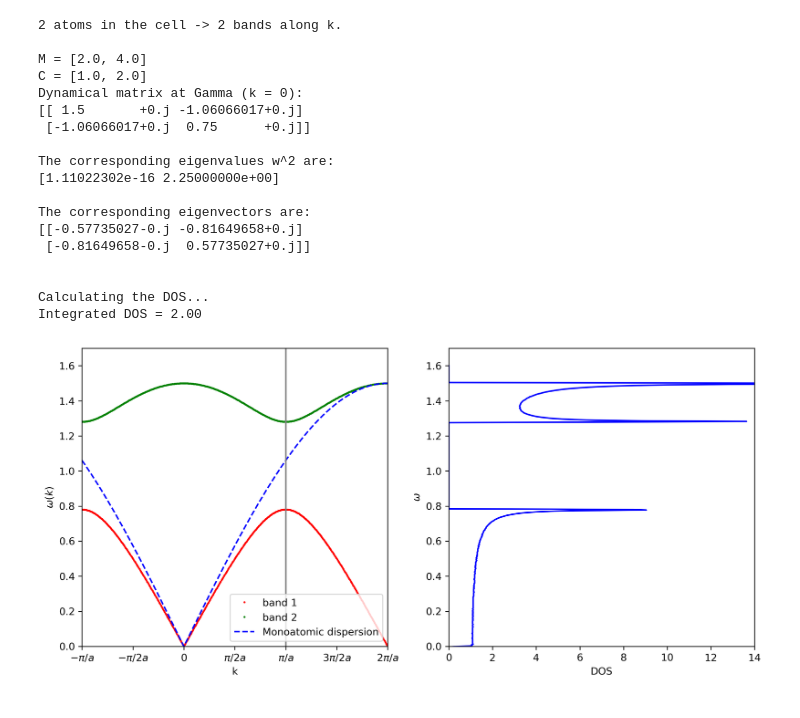
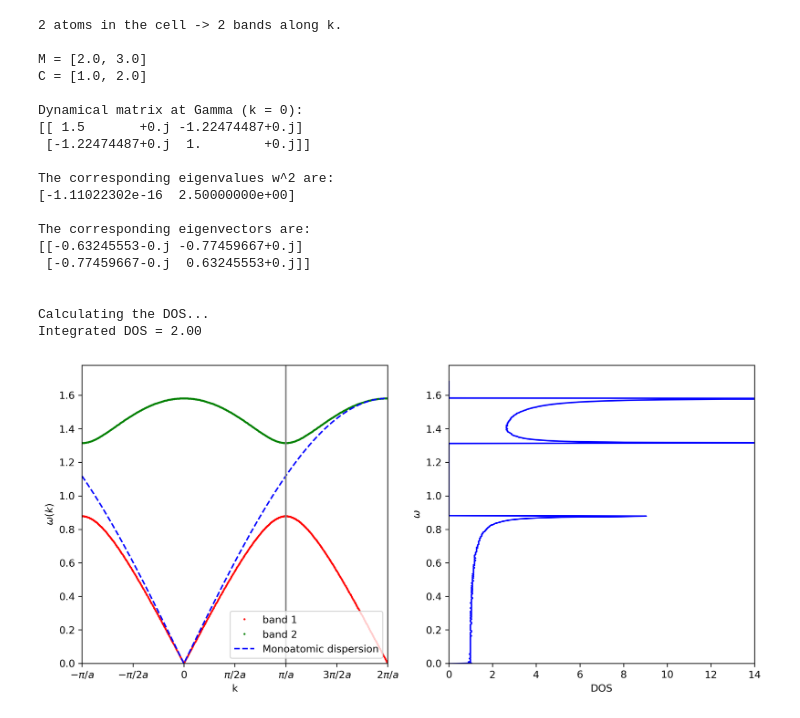
Before and after one commit to slemal-doc/jupyter_notebook_PhyMa, a Jupyter notebook: TP-Vibrations.ipynb, the cells around one changed output. Drawn from its saved outputs; the diff is of its cells as text; code cells hidden in the pictures.

```diff
--- a/TP-Vibrations.ipynb
+++ b/TP-Vibrations.ipynb
@@ -319,7 +422,7 @@ from pylab import *
 #                                      #
 ########################################
 
-M = [2.,4.] # set M1 and M2
+M = [2.,3.] # set M1 and M2
 C = [1.,2.] # set C1 and C2
 a = 1. # cell parameter
 N = len(M)
@@ -346,15 +449,14 @@ def dos_w(solution,N):
     solution_list = list(flatten(solution))
 
     dw = 3e-3
-    nw = int(max(solution_list)/dw)
-    w_space = np.linspace(-0.1,max(solution_list)+0.1,nw)
+    w_space = np.linspace(-0.1,max(solution_list)+0.1,int(max(solution_list)/dw))
     w_dos = []
 
     for w in w_space:
         wsum = 0.
         for i in solution_list:
-            if i > w-dw and i < w+dw:
-                wsum = wsum + 1
+            if i > w-dw/2 and i < w+dw/2:
+                wsum += 1
         w_dos.append(wsum)
 
     # Normalize the DOS so that the integral over the Brillouin zone is N !
@@ -391,9 +493,7 @@ kmesh = np.linspace(-1*np.pi,2*np.pi,nk) # Building a k-mesh in k-space to solve
 # Due to numerical accurary issues, some solutions at a given k-point will be "Not a number" (NaN).
 # These are rejected, and we use the k-points without any pathologies for the mesh.
 
-eigenvalues = []
-eigenvectors = []
-kokay = []
+eigenvalues, eigenvectors, kokay = [], [], []
 for i in range(N):
     eigenvalues.append([])
     eigenvectors.append([])
@@ -415,10 +515,8 @@ for i in range(N):
 
 print('Calculating the DOS...')
 
-ibz = np.linspace(-np.pi/a,np.pi/a,nk)
-large_ibz = np.linspace(-np.pi/a,np.pi/a,nk*40)
-eigenvalues_ibz = []
-kokay_ibz = []    #
+ibz, large_ibz = np.linspace(-np.pi/a,np.pi/a,nk), np.linspace(-np.pi/a,np.pi/a,nk*40)
+eigenvalues_ibz, kokay_ibz  = [], []
 for i in range(N):
     eigenvalues_ibz.append([])
     kokay_ibz.append([])
@@ -460,43 +558,41 @@ plt.plot(kmesh,np.sqrt((C[0]+C[1])*(M[0]+M[1])/(M[0]*M[1]))*abs(np.sin(kmesh*a/4
 
 plt.xlabel(r'k')
 plt.xticks([-np.pi/a,-np.pi/(2*a),0,np.pi/(2*a),np.pi/a, (1.5)*np.pi/a, 2*np.pi/a],\
            ['$-\pi/a$','$-\pi/2a$','$0$','$\pi/2a$', '$\pi/a$', '$3\pi/2a$', '$2\pi/a$'])
 plt.xlim(-np.pi/a,2*np.pi/a)
 plt.axvline(x=np.pi/a, c='gray')
 plt.ylabel(r'$\omega (k)$')
-plt.ylim(0,max_w+0.2)
+plt.ylim(0,max_w+max_w/8)
 plt.legend(loc='best')
 
 plt.subplot(2,2,2,adjustable='datalim')
 plt.xlabel(r'DOS')
 plt.ylabel(r'$\omega$')
-plt.ylim(0,max_w+0.2)
+plt.ylim(0,max_w+max_w/8)
 plt.xlim(0,14)
-#plt.fill_between(w_dos, w_space, w_dos)
 plt.plot(results_dos[1], results_dos[0], 'b', ms= 0.5)
-#plt.subplot(2,2,3,adjustable='datalim')
-#plt.plot(kokay[0], tmp1, 'r', ms= 0.5)
 plt.savefig("1D_diatomic_chain_vibrations.pdf")
 
 print ('')
 # %% [output]
 2 atoms in the cell -> 2 bands along k.
 
-M = [2.0, 4.0]
+M = [2.0, 3.0]
 C = [1.0, 2.0]
+
 Dynamical matrix at Gamma (k = 0):
-[[ 1.5       +0.j -1.06066017+0.j]
- [-1.06066017+0.j  0.75      +0.j]]
+[[ 1.5       +0.j -1.22474487+0.j]
+ [-1.22474487+0.j  1.        +0.j]]
 
 The corresponding eigenvalues w^2 are:
-[1.11022302e-16 2.25000000e+00]
+[-1.11022302e-16  2.50000000e+00]
 
 The corresponding eigenvectors are:
-[[-0.57735027-0.j -0.81649658+0.j]
- [-0.81649658-0.j  0.57735027+0.j]]
+[[-0.63245553-0.j -0.77459667+0.j]
+ [-0.77459667-0.j  0.63245553+0.j]]
 
 
 Calculating the DOS...
 Integrated DOS = 2.00
-[figure, old version]
+[figure, new version]
 # %% [markdown]
```
Also changed, not shown: parts of 21 cells of this notebook.
